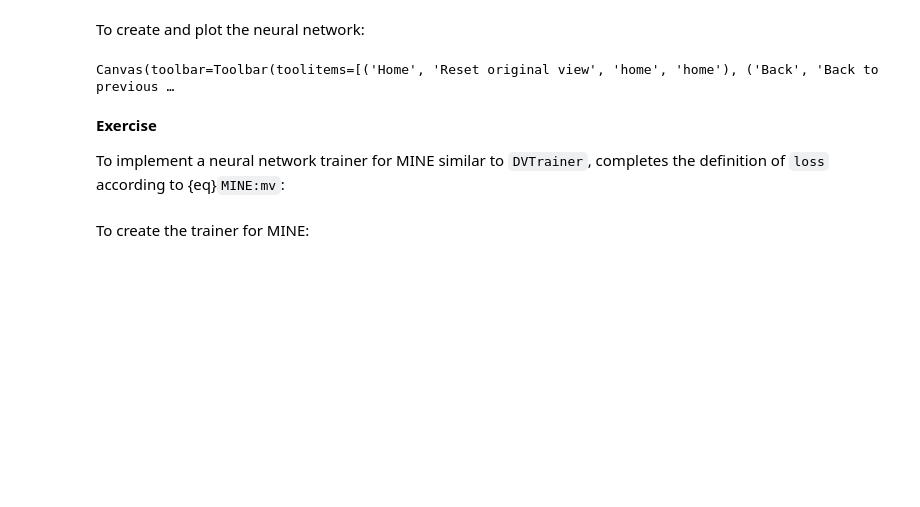
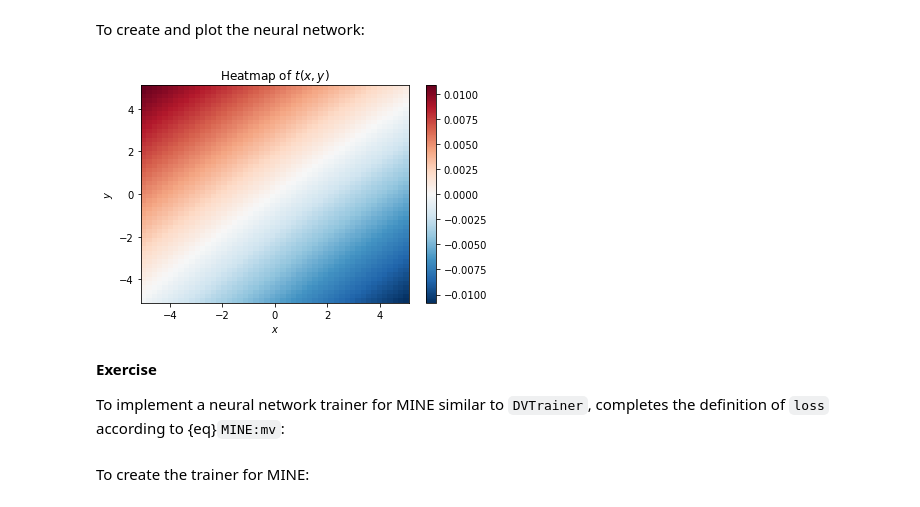
Before and after one commit to ccha23/miml, a Jupyter notebook: source/part2/MI.ipynb, the cells around one changed output. Cells and saved outputs as stored; diff of their text form; code cells hidden in the pictures; blank space fills up the shorter version.

```diff
--- a/source/part2/MI.ipynb
+++ b/source/part2/MI.ipynb
@@ -272,7 +308,14 @@ class Net(nn.Module):
         """Plot a heat map of a neural network net. net can only have two inputs."""
         x, y = np.mgrid[xmin : xmax : xgrids * 1j, ymin : ymax : ygrids * 1j]
         with torch.no_grad():
-            z = net(Tensor(x.reshape(-1,1)).to(DEVICE), Tensor(y.reshape(-1,1)).to(DEVICE)).reshape(x.shape).cpu()
+            z = (
+                net(
+                    Tensor(x.reshape(-1, 1)).to(DEVICE),
+                    Tensor(y.reshape(-1, 1)).to(DEVICE),
+                )
+                .reshape(x.shape)
+                .cpu()
+            )
         if ax is None:
             ax = plt.gca()
         im = ax.pcolormesh(x, y, z, cmap="RdBu_r", shading="auto")
@@ -283,10 +326,9 @@ To create and plot the neural network:
 # %%
 torch.manual_seed(SEED)
 net = Net().to(DEVICE)
-plt.figure()
 net.plot()
 # %% [output]
-Canvas(toolbar=Toolbar(toolitems=[('Home', 'Reset original view', 'home', 'home'), ('Back', 'Back to previous …
+[figure, added]
 # %% [markdown]
 **Exercise**
 
```
Also changed, not shown: parts of 10 cells of this notebook, 2 other files.
